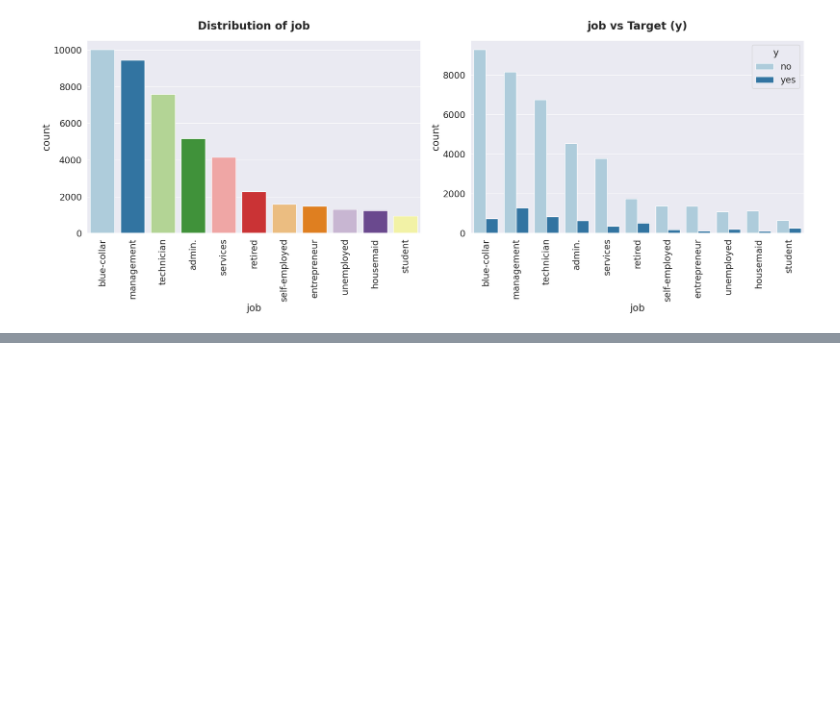
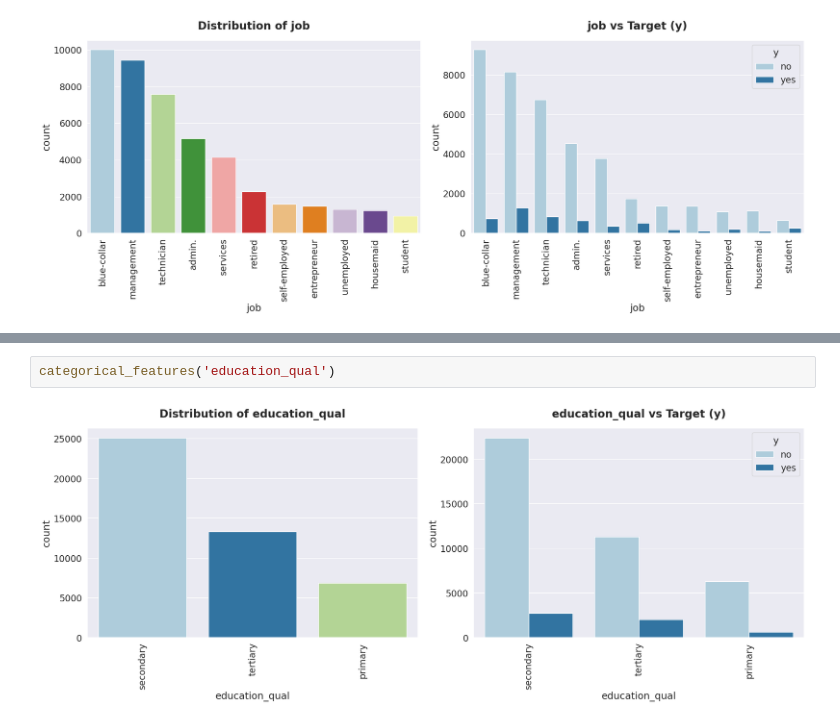
Before and after one commit to ShreeKeshavan/Client_Conversion_Prediction, a Jupyter notebook: Customer_Conversion_Prediction.ipynb, the cells around one changed output, grey strips where cells are left out. Saved outputs shown, nothing was run; the diff lists cells and outputs as text; blank space fills up the shorter version.

```diff
--- a/Customer_Conversion_Prediction.ipynb
+++ b/Customer_Conversion_Prediction.ipynb
@@ -467,0 +473,4 @@ categorical_features('job')
+# %%
+categorical_features('education_qual')
+# %% [output]
+[figure, added]
```
Also changed, not shown: parts of 4 cells of this notebook.
